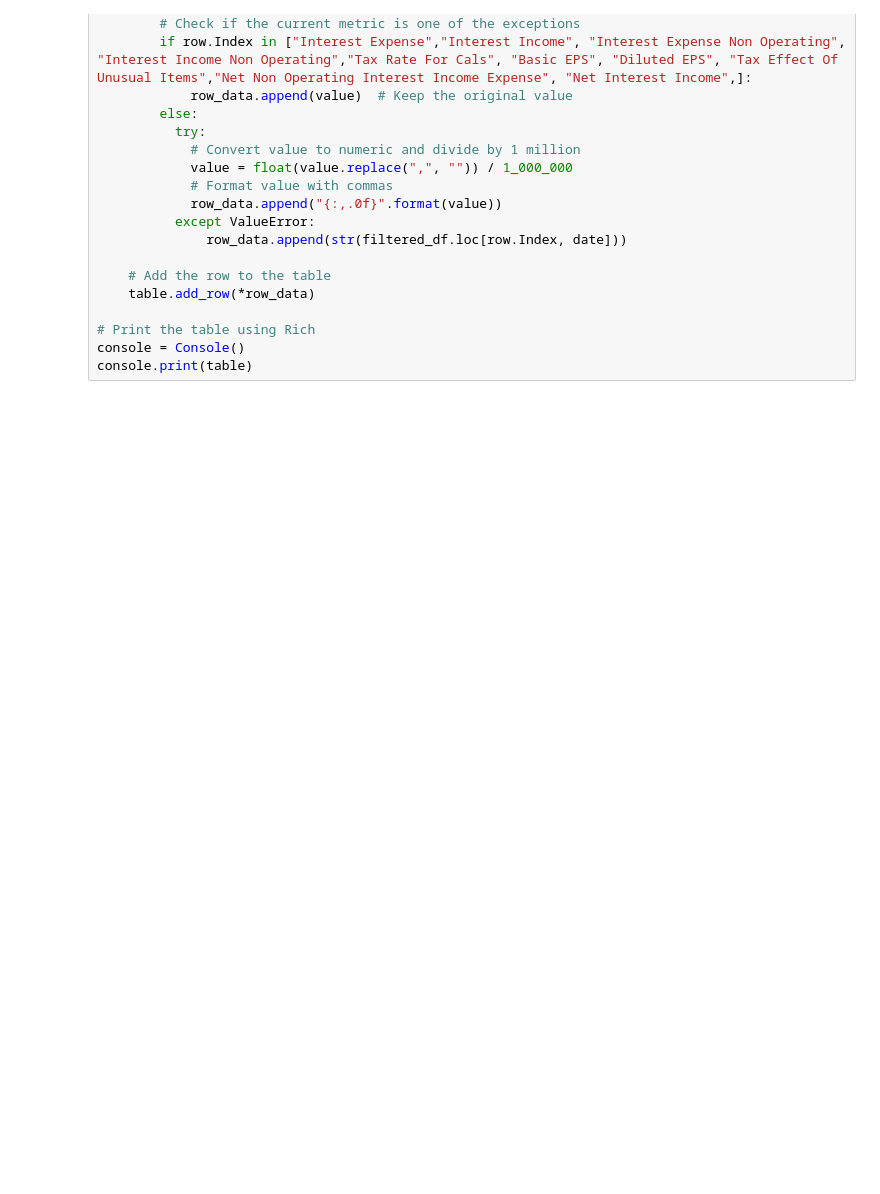
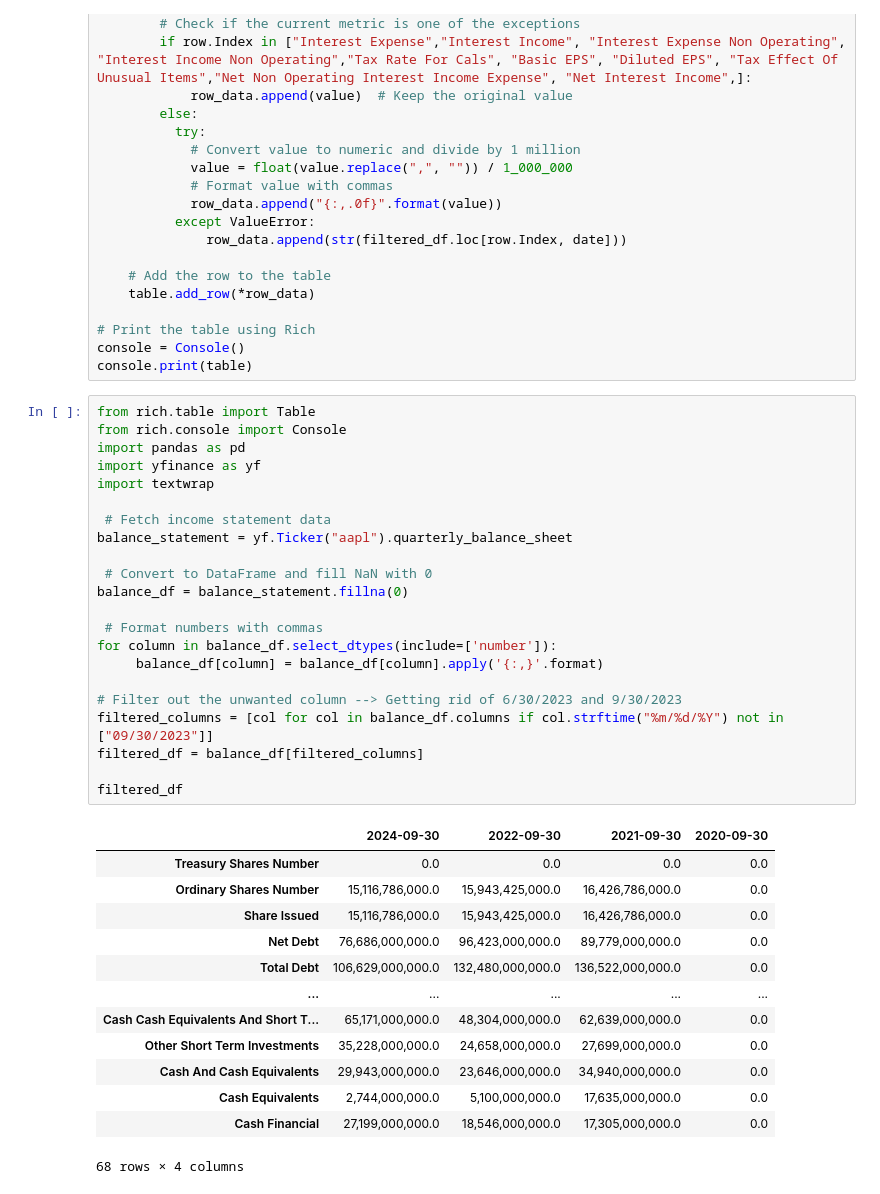
Before and after one commit to ggalarza1/stock_financials, a Jupyter notebook: Stock_financials_table.ipynb, the cells around one changed output. Saved outputs shown, nothing was run; the diff lists cells and outputs as text; blank space fills up the shorter version.

```diff
--- a/Stock_financials_table.ipynb
+++ b/Stock_financials_table.ipynb
@@ -153,3 +165,39 @@ for row in filtered_df.itertuples():
 # Print the table using Rich
 console = Console()
 console.print(table)
+# %%
+from rich.table import Table
+from rich.console import Console
+import pandas as pd
+import yfinance as yf
+import textwrap
+
+ # Fetch income statement data
+balance_statement = yf.Ticker("aapl").quarterly_balance_sheet
+
+ # Convert to DataFrame and fill NaN with 0
+balance_df = balance_statement.fillna(0)
+
+ # Format numbers with commas
+for column in balance_df.select_dtypes(include=['number']):
+     balance_df[column] = balance_df[column].apply('{:,}'.format)
+
+# Filter out the unwanted column --> Getting rid of 6/30/2023 and 9/30/2023
+filtered_columns = [col for col in balance_df.columns if col.strftime("%m/%d/%Y") not in ["09/30/2023"]]
+filtered_df = balance_df[filtered_columns]
+
+filtered_df
+# %% [output]
+|  | 2024-09-30 | 2022-09-30 | 2021-09-30 | 2020-09-30 |
+| Treasury Shares Number | 0.0 | 0.0 | 0.0 | 0.0 |
+| Ordinary Shares Number | 15,116,786,000.0 | 15,943,425,000.0 | 16,426,786,000.0 | 0.0 |
+| Share Issued | 15,116,786,000.0 | 15,943,425,000.0 | 16,426,786,000.0 | 0.0 |
+| Net Debt | 76,686,000,000.0 | 96,423,000,000.0 | 89,779,000,000.0 | 0.0 |
+| Total Debt | 106,629,000,000.0 | 132,480,000,000.0 | 136,522,000,000.0 | 0.0 |
+| ... | ... | ... | ... | ... |
+| Cash Cash Equivalents And Short T... | 65,171,000,000.0 | 48,304,000,000.0 | 62,639,000,000.0 | 0.0 |
+| Other Short Term Investments | 35,228,000,000.0 | 24,658,000,000.0 | 27,699,000,000.0 | 0.0 |
+| Cash And Cash Equivalents | 29,943,000,000.0 | 23,646,000,000.0 | 34,940,000,000.0 | 0.0 |
+| Cash Equivalents | 2,744,000,000.0 | 5,100,000,000.0 | 17,635,000,000.0 | 0.0 |
+| Cash Financial | 27,199,000,000.0 | 18,546,000,000.0 | 17,305,000,000.0 | 0.0 |
+68 rows × 4 columns
```
Also changed, not shown: parts of 8 cells of this notebook.
